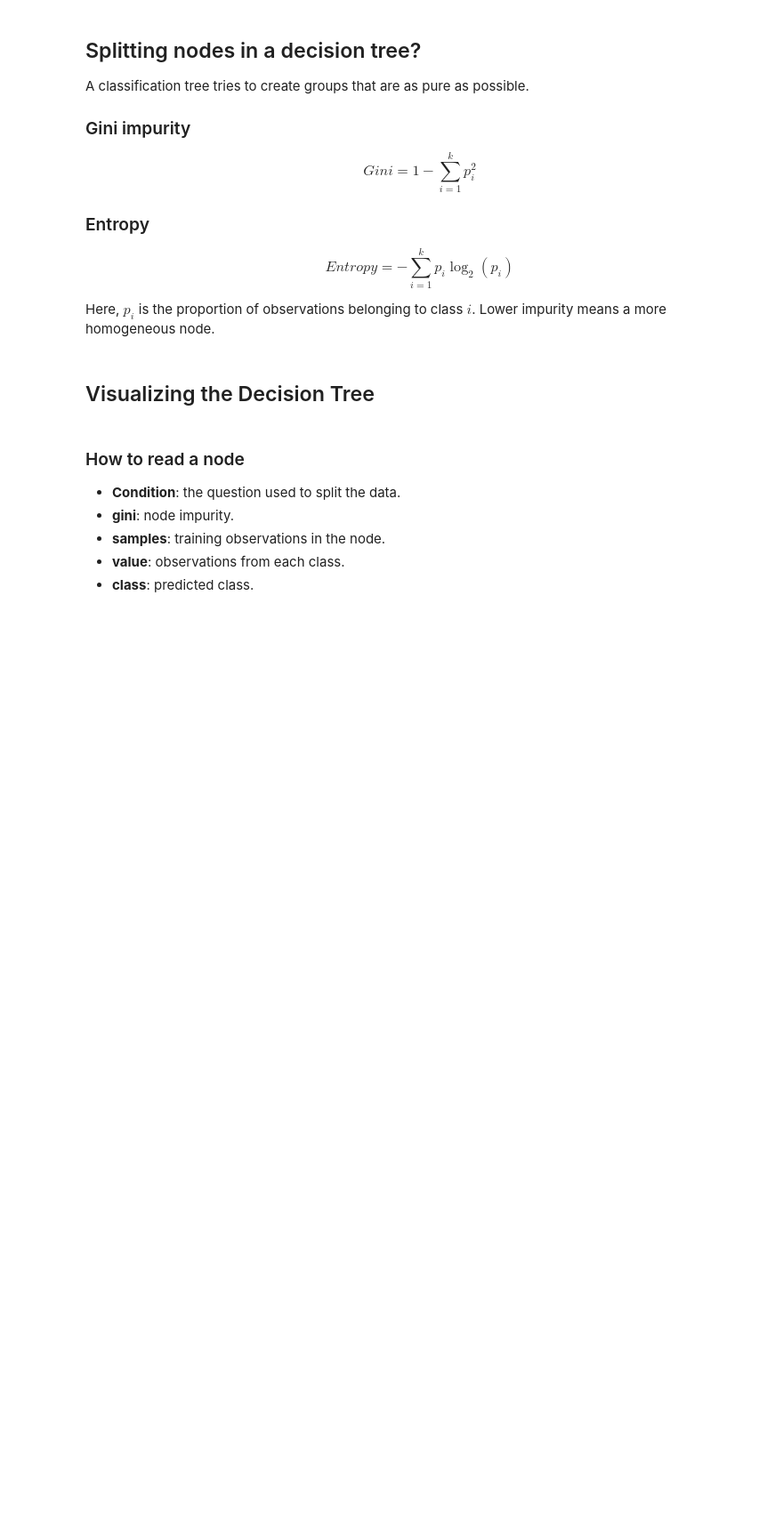
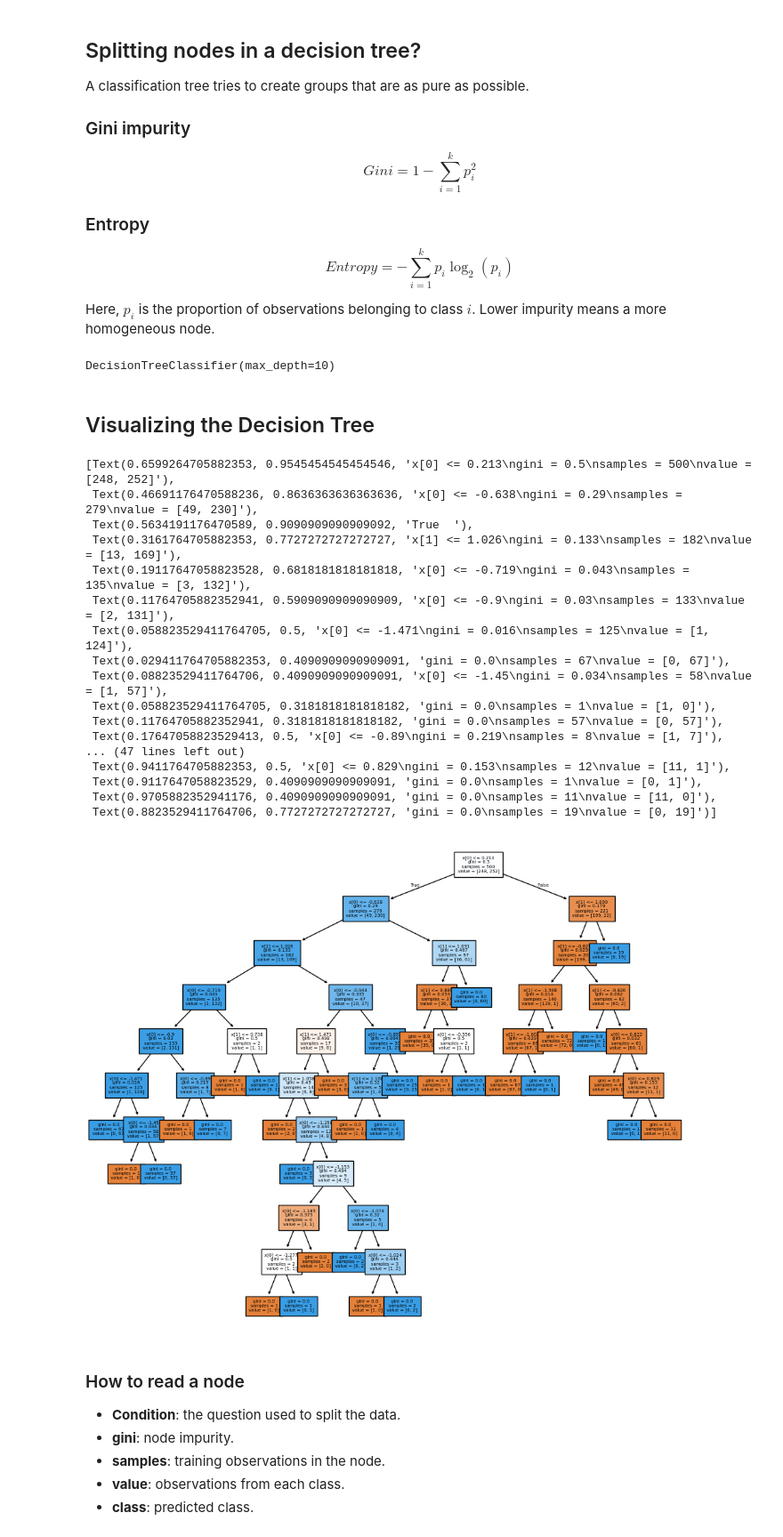
Before and after one commit to Theoryzerp/machine_learning, a Jupyter notebook: Sem_02/Desicion_trees.ipynb, the cells around one changed output. Shown at 89% size. Cells and saved outputs as stored; diff of their text form; code cells hidden in the pictures; blank space fills up the shorter version.

```diff
--- a/Sem_02/Desicion_trees.ipynb
+++ b/Sem_02/Desicion_trees.ipynb
@@ -59,15 +59,36 @@ $$Entropy = -\sum_{i=1}^{k} p_i \log_2(p_i)$$
 Here, $p_i$ is the proportion of observations belonging to class $i$. Lower impurity means a more homogeneous node.
 # %%
 # Create an instance
-decision_tree = DecisionTreeClassifier()
+decision_tree = DecisionTreeClassifier(criterion="gini", max_depth=10)
 
 # Train the model
-decision_tree.fit ( _ , _ ) #(# Samples, # Features)
+decision_tree.fit ( X, y ) #(# Samples, # Features)
+# %% [output]
+DecisionTreeClassifier(max_depth=10)
 # %% [markdown]
 ## Visualizing the Decision Tree
 # %%
-_, ax = plt.subplots(figsize=(8,5))
+_, ax = plt.subplots(figsize=(12,10))
 plot_tree(decision_tree, filled=True, fontsize=5, ax=ax)
+# %% [output]
+[Text(0.6599264705882353, 0.9545454545454546, 'x[0] <= 0.213\ngini = 0.5\nsamples = 500\nvalue = [248, 252]'),
+ Text(0.46691176470588236, 0.8636363636363636, 'x[0] <= -0.638\ngini = 0.29\nsamples = 279\nvalue = [49, 230]'),
+ Text(0.5634191176470589, 0.9090909090909092, 'True  '),
+ Text(0.3161764705882353, 0.7727272727272727, 'x[1] <= 1.026\ngini = 0.133\nsamples = 182\nvalue = [13, 169]'),
+ Text(0.19117647058823528, 0.6818181818181818, 'x[0] <= -0.719\ngini = 0.043\nsamples = 135\nvalue = [3, 132]'),
+ Text(0.11764705882352941, 0.5909090909090909, 'x[0] <= -0.9\ngini = 0.03\nsamples = 133\nvalue = [2, 131]'),
+ Text(0.058823529411764705, 0.5, 'x[0] <= -1.471\ngini = 0.016\nsamples = 125\nvalue = [1, 124]'),
+ Text(0.029411764705882353, 0.4090909090909091, 'gini = 0.0\nsamples = 67\nvalue = [0, 67]'),
+ Text(0.08823529411764706, 0.4090909090909091, 'x[0] <= -1.45\ngini = 0.034\nsamples = 58\nvalue = [1, 57]'),
+ Text(0.058823529411764705, 0.3181818181818182, 'gini = 0.0\nsamples = 1\nvalue = [1, 0]'),
+ Text(0.11764705882352941, 0.3181818181818182, 'gini = 0.0\nsamples = 57\nvalue = [0, 57]'),
+ Text(0.17647058823529413, 0.5, 'x[0] <= -0.89\ngini = 0.219\nsamples = 8\nvalue = [1, 7]'),
+... (47 lines left out)
+ Text(0.9411764705882353, 0.5, 'x[0] <= 0.829\ngini = 0.153\nsamples = 12\nvalue = [11, 1]'),
+ Text(0.9117647058823529, 0.4090909090909091, 'gini = 0.0\nsamples = 1\nvalue = [0, 1]'),
+ Text(0.9705882352941176, 0.4090909090909091, 'gini = 0.0\nsamples = 11\nvalue = [11, 0]'),
+ Text(0.8823529411764706, 0.7727272727272727, 'gini = 0.0\nsamples = 19\nvalue = [0, 19]')]
+[figure, added]
 # %% [markdown]
 ### How to read a node
 
```
Also changed, not shown: parts of 2 cells of this notebook, 1 other file.
